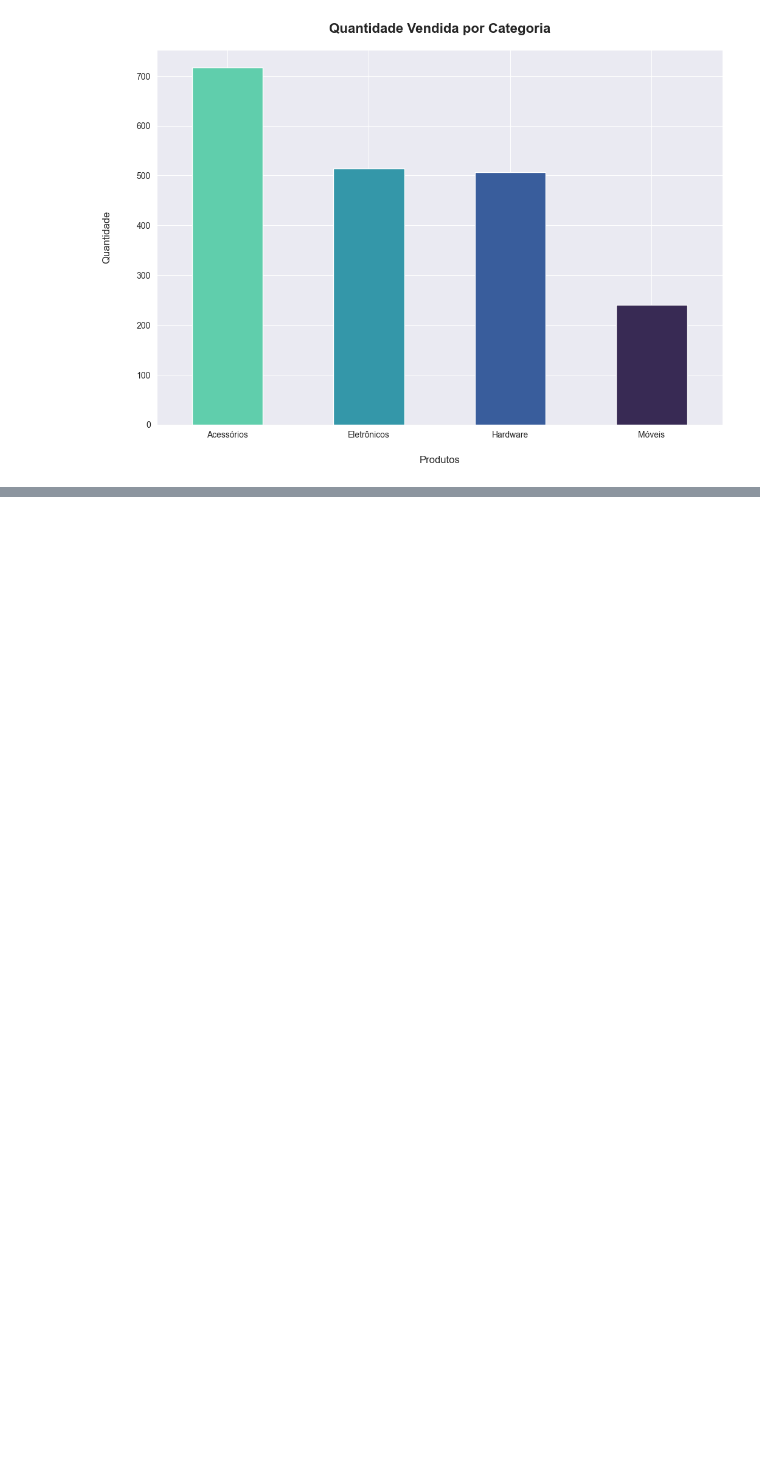
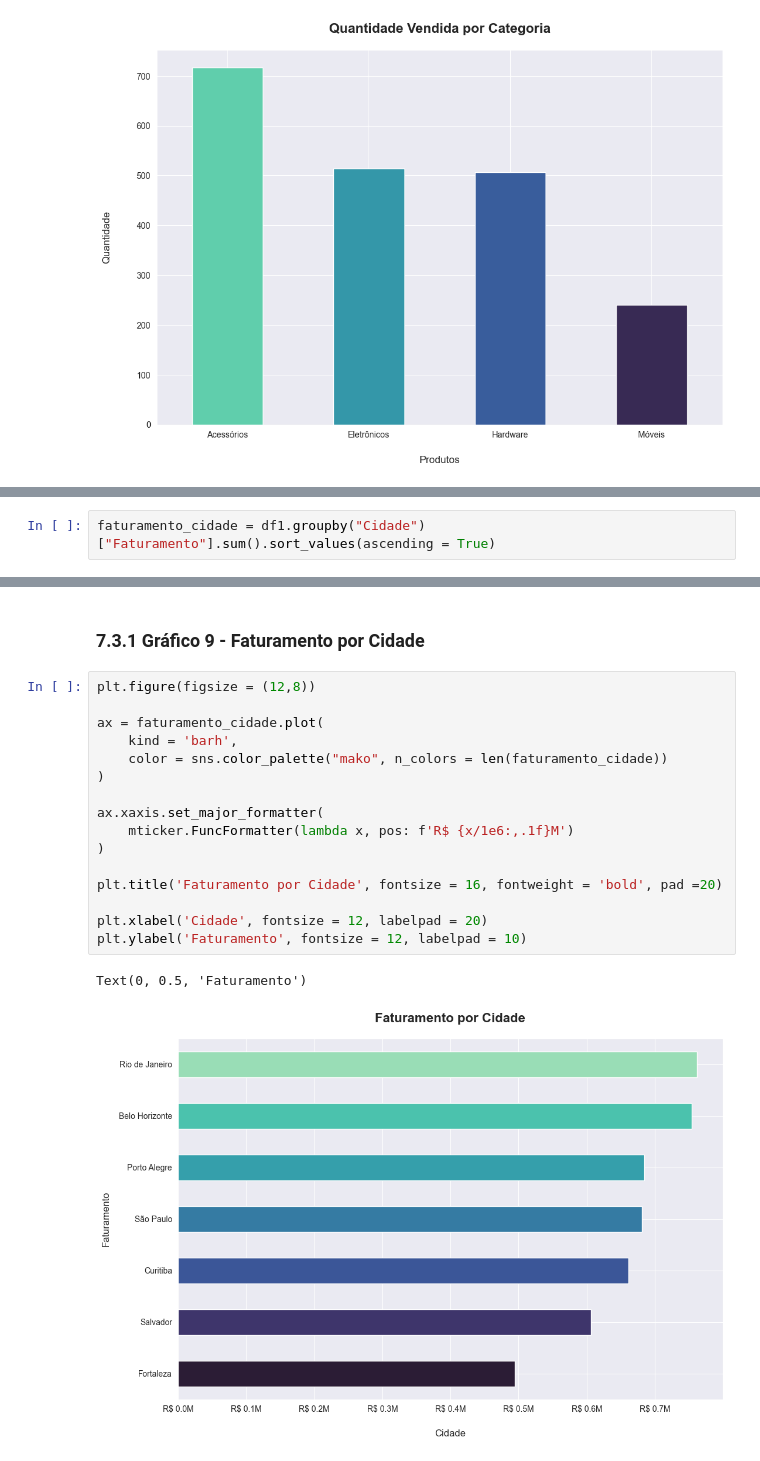
Before and after one commit to letambelli/dsa-python-fundamentos-da-linguagem-python-mini-projeto-1, a Jupyter notebook: main.ipynb, the cells around one changed output, grey strips where cells are left out. Drawn from its saved outputs; the diff is of its cells as text; blank space fills up the shorter version.

```diff
--- a/main.ipynb
+++ b/main.ipynb
@@ -692,0 +695,2 @@ plt.show()
+# %%
+faturamento_cidade = df1.groupby("Cidade")["Faturamento"].sum().sort_values(ascending = True)
@@ -692,0 +709,21 @@ plt.show()
+# %% [markdown]
+### 7.3.1 Gráfico 9 - Faturamento por Cidade
+# %%
+plt.figure(figsize = (12,8))
+
+ax = faturamento_cidade.plot(
+    kind = 'barh',
+    color = sns.color_palette("mako", n_colors = len(faturamento_cidade))
+)
+
+ax.xaxis.set_major_formatter(
+    mticker.FuncFormatter(lambda x, pos: f'R$ {x/1e6:,.1f}M')
+)
+
+plt.title('Faturamento por Cidade', fontsize = 16, fontweight = 'bold', pad =20)
+
+plt.xlabel('Cidade', fontsize = 12, labelpad = 20)
+plt.ylabel('Faturamento', fontsize = 12, labelpad = 10)
+# %% [output]
+Text(0, 0.5, 'Faturamento')
+[figure, added]
```
Also changed, not shown: parts of 2 cells of this notebook, 2 other files.
